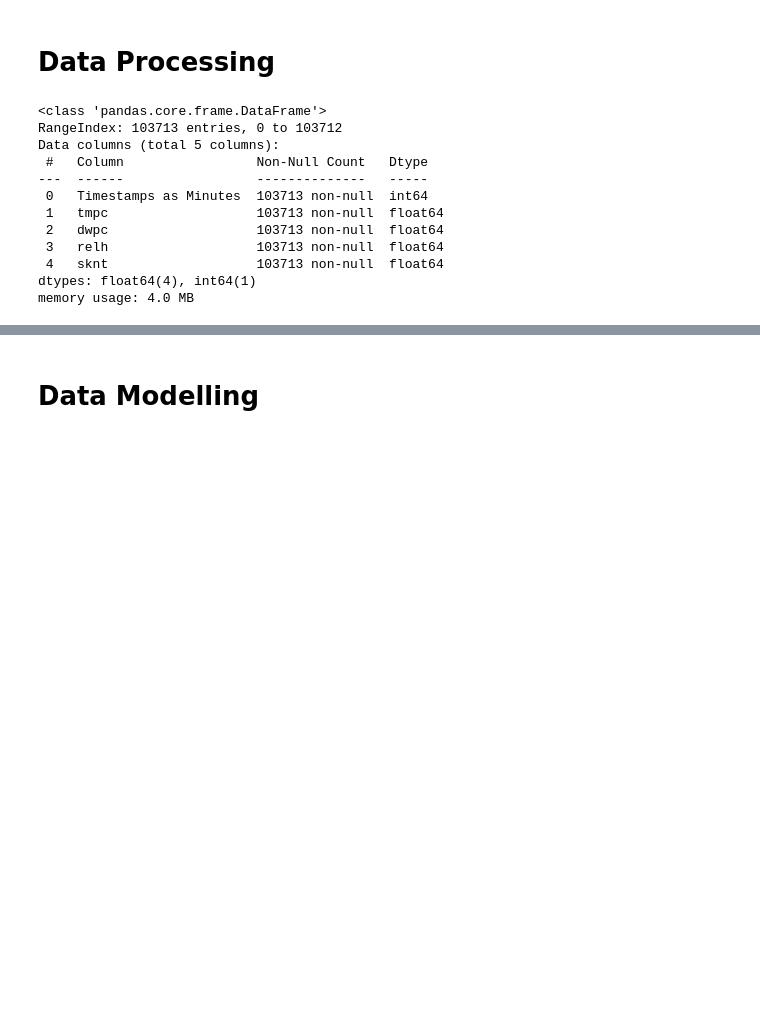
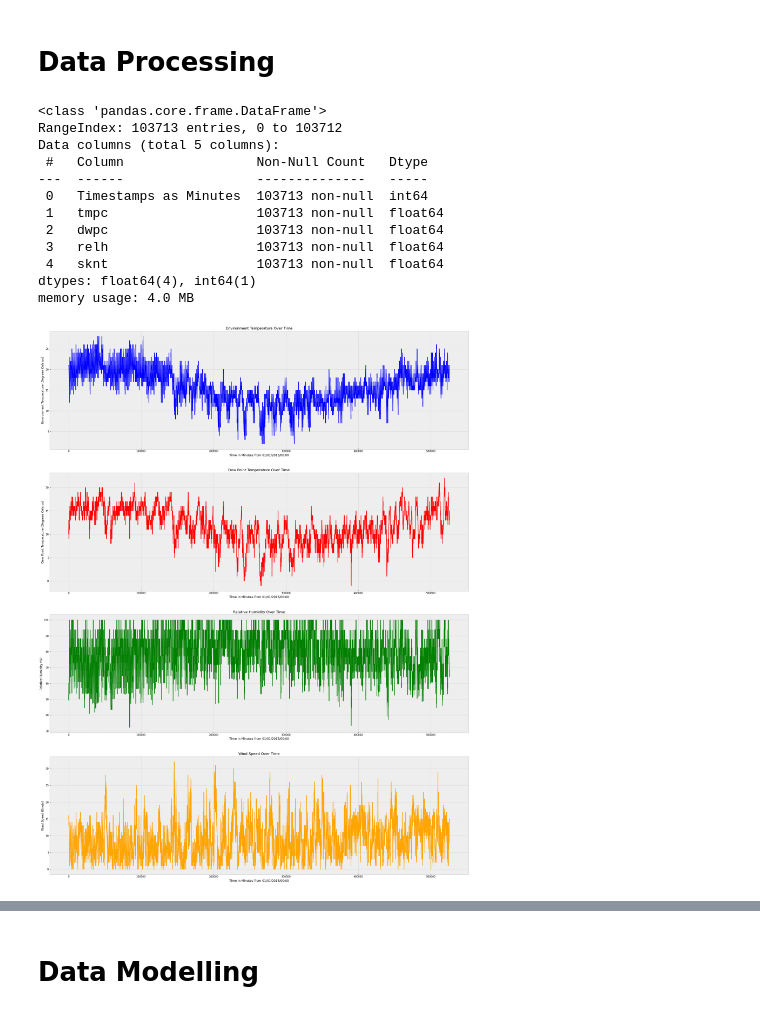
Before and after one commit to mwon369/MSA-Phase-2-2022-Data-Science-Project, a Jupyter notebook: submission.ipynb, the cells around one changed output, grey strips where cells are left out. Cells and saved outputs as stored; diff of their text form; code cells hidden in the pictures; blank space fills up the shorter version.

```diff
--- a/submission.ipynb
+++ b/submission.ipynb
@@ -137,33 +137,65 @@ for i in range(len(dataset["tmpc"])):
     # 525600 represents how many minutes there are in a year
     if minutes != 525600:
         minutes += 30
     else:
         minutes = 0
     timestamp_to_minutes.append(minutes)
 
 # append the conversion as a column to the dataset & fill empty data cells with 0
 dataset.insert(0, 'Timestamps as Minutes', timestamp_to_minutes)
 dataset.fillna(0, inplace=True)
 
 # create the test and train datasets with scikit-learn:
 x_tmpc_train, x_tmpc_test, y_tmpc_train, y_tmpc_test = train_test_split (
     dataset[['Timestamps as Minutes']], dataset[['tmpc', 'dwpc', 'relh', 'sknt']], test_size=0.2, random_state=19843
 )
 
 dataset.info()
+
+# graph the raw data so we can compare it to the predictive model later
+graph_dataset = dataset[:]
+graph_dataset.drop(graph_dataset.index[17520:], inplace=True)
+
+plt.style.use("bmh")
+fig1, (ax1, ax2, ax3, ax4) = plt.subplots(nrows=4, ncols=1)
+
+ax1.plot(graph_dataset["Timestamps as Minutes"], graph_dataset["tmpc"], color="blue")
+ax1.set_title("Environment Temperature Over Time")
+ax1.set_xlabel("Time in Minutes from 01/01/2015/00:00")
+ax1.set_ylabel("Environment Temperature (Degrees Celsius)")
+
+ax2.plot(graph_dataset["Timestamps as Minutes"], graph_dataset["dwpc"], color="red")
+ax2.set_title("Dew Point Temperature Over Time")
+ax2.set_xlabel("Time in Minutes from 01/01/2015/00:00")
+ax2.set_ylabel("Dew Point Temperature (Degrees Celsius)")
+
+ax3.plot(graph_dataset["Timestamps as Minutes"], graph_dataset["relh"], color="green")
+ax3.set_title("Relative Humidity Over Time")
+ax3.set_xlabel("Time in Minutes from 01/01/2015/00:00")
+ax3.set_ylabel("Relative Humidity (%)")
+
+ax4.plot(graph_dataset["Timestamps as Minutes"], graph_dataset["sknt"], color="orange")
+ax4.set_title("Wind Speed Over Time")
+ax4.set_xlabel("Time in Minutes from 01/01/2015/00:00")
+ax4.set_ylabel("Wind Speed (Knots)")
+
+fig1.set_size_inches(30,40)
+
+fig1.show()
 # %% [output]
 <class 'pandas.core.frame.DataFrame'>
 RangeIndex: 103713 entries, 0 to 103712
 Data columns (total 5 columns):
  #   Column                 Non-Null Count   Dtype
 ---  ------                 --------------   -----
  0   Timestamps as Minutes  103713 non-null  int64
  1   tmpc                   103713 non-null  float64
  2   dwpc                   103713 non-null  float64
  3   relh                   103713 non-null  float64
  4   sknt                   103713 non-null  float64
 dtypes: float64(4), int64(1)
 memory usage: 4.0 MB
+[figure, added]
 # %% [markdown]
 Reasons for each change made to the DataFrame:
 
```
Also changed, not shown: parts of 5 cells of this notebook.
